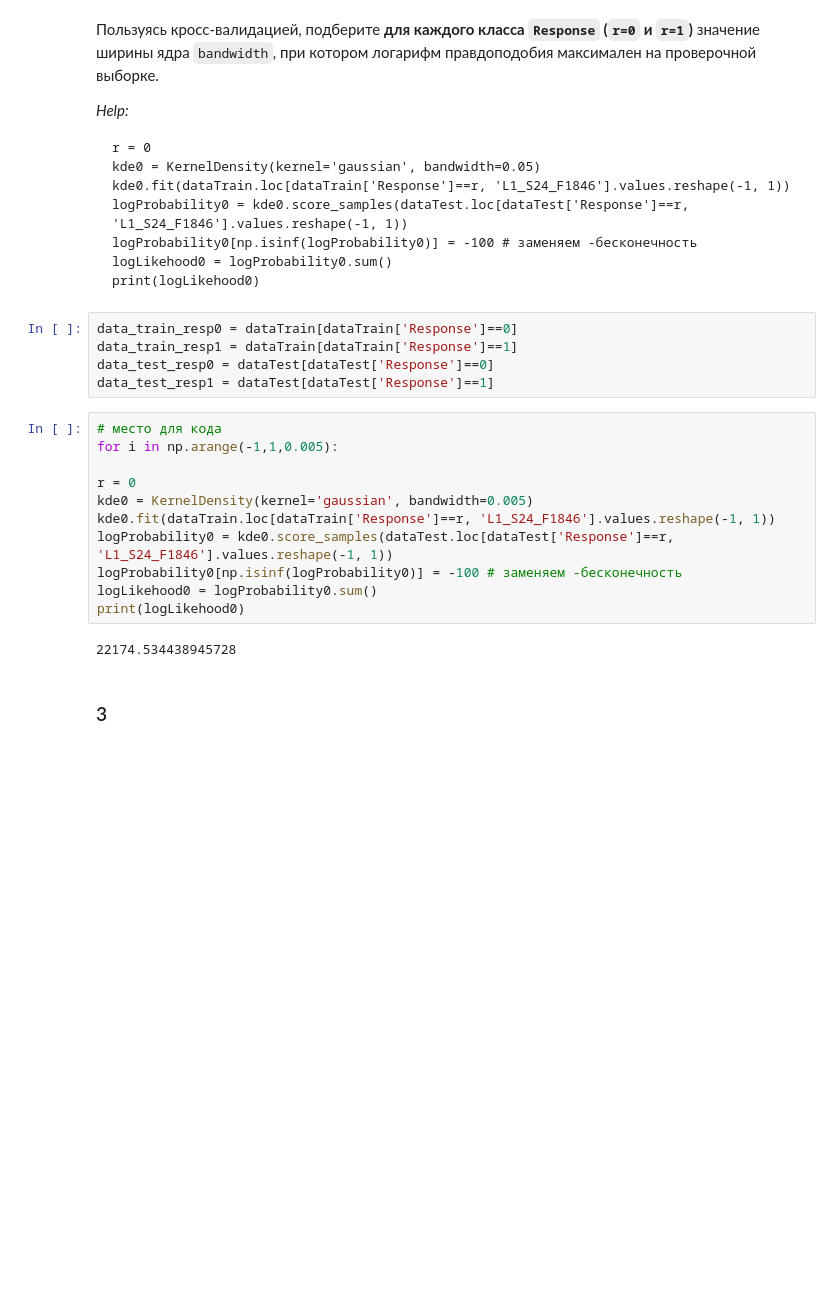
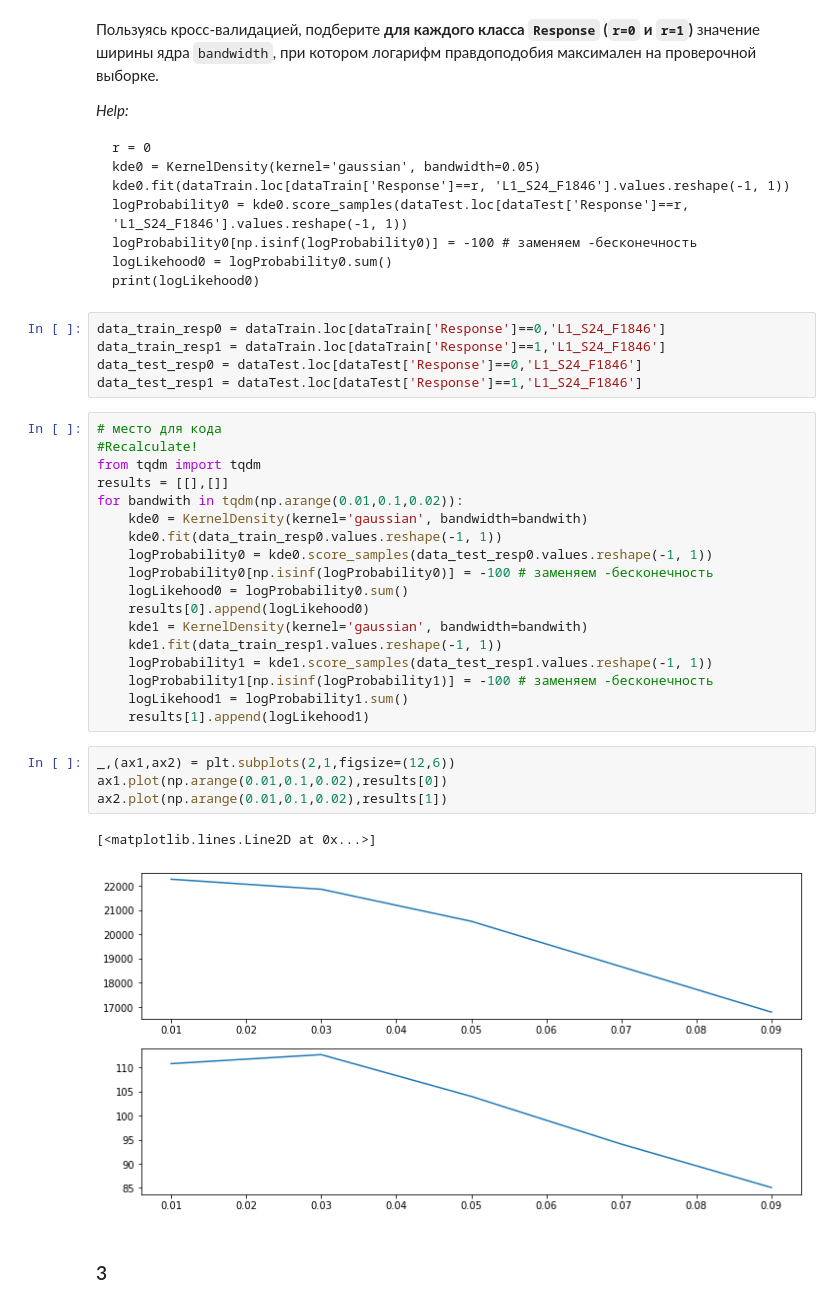
Before and after one commit to SokolovMichail/SFEDU_Master_MachineLearning, a Jupyter notebook: lab4/lab4-density.ipynb, the cells around one changed output. Cells and saved outputs as stored; diff of their text form; blank space fills up the shorter version.

```diff
--- a/lab4/lab4-density.ipynb
+++ b/lab4/lab4-density.ipynb
@@ -87,23 +87,35 @@ dataTest = data.loc[data.shape[0] / 2:data.shape[0], ].reset_index(drop=True)
     logLikehood0 = logProbability0.sum()
     print(logLikehood0)
 # %%
-data_train_resp0 = dataTrain[dataTrain['Response']==0]
-data_train_resp1 = dataTrain[dataTrain['Response']==1]
-data_test_resp0 = dataTest[dataTest['Response']==0]
-data_test_resp1 = dataTest[dataTest['Response']==1]
+data_train_resp0 = dataTrain.loc[dataTrain['Response']==0,'L1_S24_F1846']
+data_train_resp1 = dataTrain.loc[dataTrain['Response']==1,'L1_S24_F1846']
+data_test_resp0 = dataTest.loc[dataTest['Response']==0,'L1_S24_F1846']
+data_test_resp1 = dataTest.loc[dataTest['Response']==1,'L1_S24_F1846']
 # %%
 # место для кода
-for i in np.arange(-1,1,0.005):
-
-r = 0
-kde0 = KernelDensity(kernel='gaussian', bandwidth=0.005)
-kde0.fit(dataTrain.loc[dataTrain['Response']==r, 'L1_S24_F1846'].values.reshape(-1, 1))
-logProbability0 = kde0.score_samples(dataTest.loc[dataTest['Response']==r, 'L1_S24_F1846'].values.reshape(-1, 1))
-logProbability0[np.isinf(logProbability0)] = -100 # заменяем -бесконечность
-logLikehood0 = logProbability0.sum()
-print(logLikehood0)
+#Recalculate!
+from tqdm import tqdm
+results = [[],[]]
+for bandwith in tqdm(np.arange(0.01,0.1,0.02)):
+    kde0 = KernelDensity(kernel='gaussian', bandwidth=bandwith)
+    kde0.fit(data_train_resp0.values.reshape(-1, 1))
+    logProbability0 = kde0.score_samples(data_test_resp0.values.reshape(-1, 1))
+    logProbability0[np.isinf(logProbability0)] = -100 # заменяем -бесконечность
+    logLikehood0 = logProbability0.sum()
+    results[0].append(logLikehood0)
+    kde1 = KernelDensity(kernel='gaussian', bandwidth=bandwith)
+    kde1.fit(data_train_resp1.values.reshape(-1, 1))
+    logProbability1 = kde1.score_samples(data_test_resp1.values.reshape(-1, 1))
+    logProbability1[np.isinf(logProbability1)] = -100 # заменяем -бесконечность
+    logLikehood1 = logProbability1.sum()
+    results[1].append(logLikehood1)
-# %% [output]
-22174.534438945728
+# %%
+_,(ax1,ax2) = plt.subplots(2,1,figsize=(12,6))
+ax1.plot(np.arange(0.01,0.1,0.02),results[0])
+ax2.plot(np.arange(0.01,0.1,0.02),results[1])
+# %% [output]
+[<matplotlib.lines.Line2D at 0x...>]
+[figure, added]
 # %% [markdown]
 ### 3
 # %% [markdown]
```
Also changed, not shown: parts of 5 cells of this notebook.
